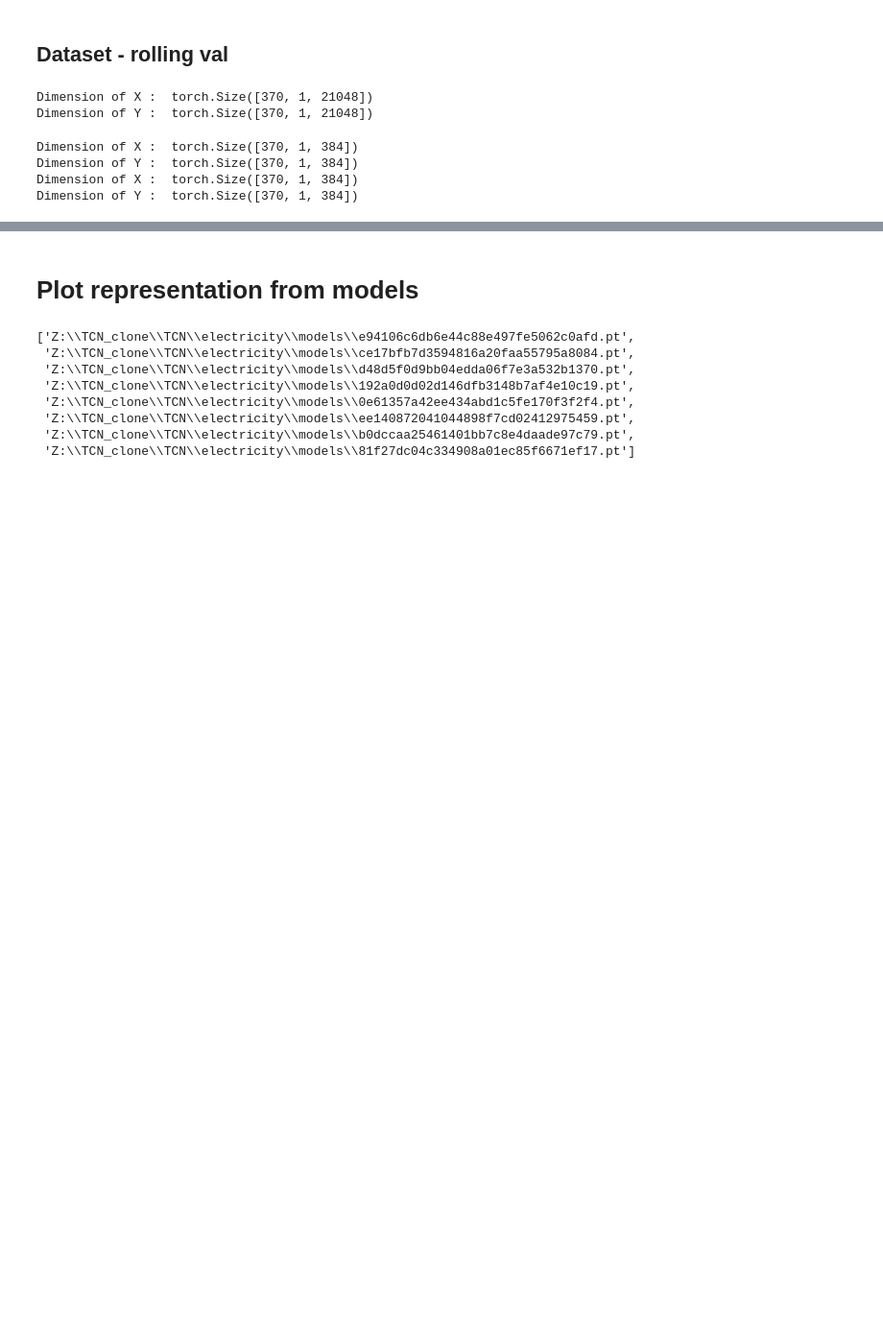
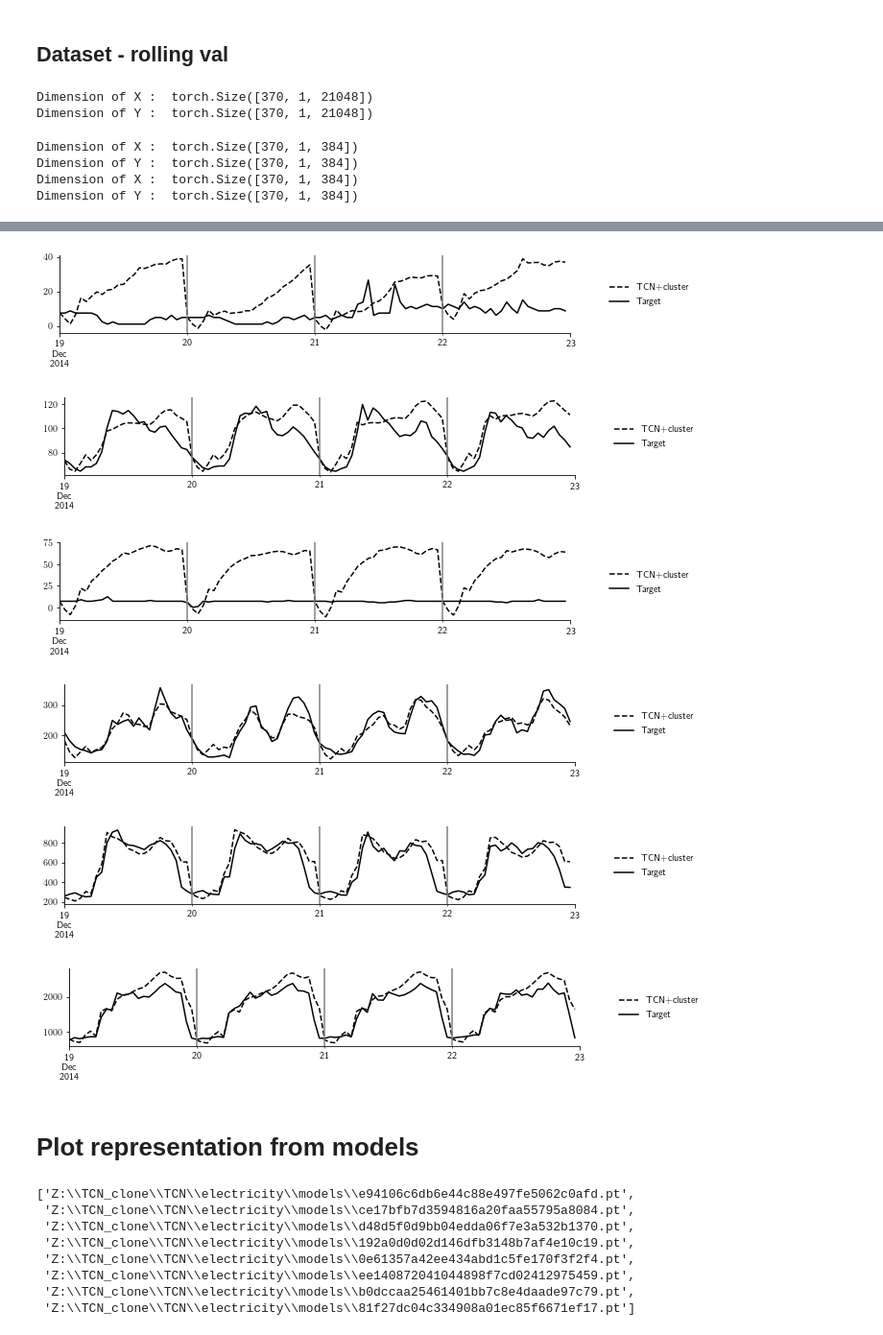
Before and after one commit to erikdengerud/TCN, a Jupyter notebook: plot_models.ipynb, the cells around one changed output, grey strips where cells are left out. Shown at 96% size. Saved outputs shown, nothing was run; the diff lists cells and outputs as text; code cells hidden in the pictures; blank space fills up the shorter version.

```diff
--- a/plot_models.ipynb
+++ b/plot_models.ipynb
@@ -79,6 +87,8 @@ ds_train = ElectricityDataSet(
         data_scaler=None,
         start_date="2012-01-01",  # yyyy-mm-dd
         end_date="2014-05-26",  # yyyy-mm-dd,
+        cluster_dict_path="test_cluster_dict.pkl",
+        cluster_covariate=True
 )
 # %% [output]
 Dimension of X :  torch.Size([370, 1, 21048])
@@ -151,0 +211,14 @@ with plt.style.context(ts_style):
+# %%
+plot_length = 96
+with plt.style.context(ts_style):
+    for i in range(len(ids)):
+        #print(dfs)
+        ax = dfs[i][-plot_length:].plot(figsize=(2*4.77, 1.5), legend=True, color=['k', 'k'], style=['--', '-'])
+        x = pd.date_range(start="2014-12-16", freq="D", periods=7)
+        for xc in x:
+            ax.axvline(x=xc, color='grey', linestyle='-')
+        x1, x2 = ax.get_xlim()
+        ax.set_xlim((x1, x2 + 1))
+        ax.legend(["TCN+cluster", "Target"], loc=7, frameon=False, bbox_to_anchor=(1.25, 0.5))
+        plt.savefig(f"Figures\pred_id_{ids[i]}.pdf", bbox_inches="tight")
+# %% [output]
@@ -152,3 +242,9 @@ with plt.style.context(ts_style):
+[figure, added]
+[figure, added]
+[figure, added]
+[figure, added]
+[figure, added]
+[figure, added]
 # %% [markdown]
 # Plot representation from models
 # %%
```
Also changed, not shown: parts of 12 cells of this notebook, 5 other files.
